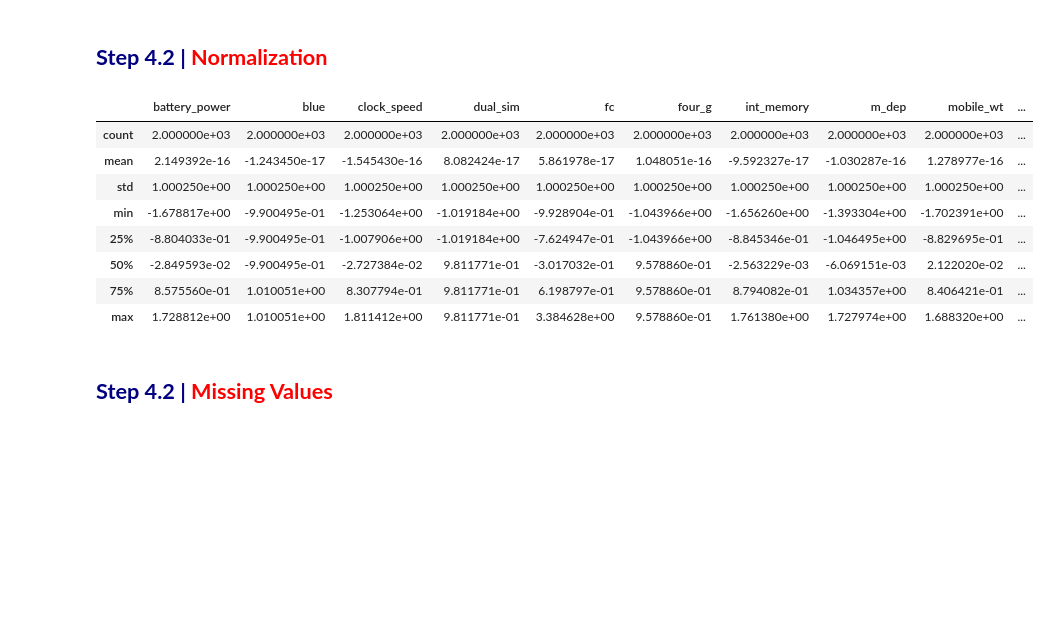
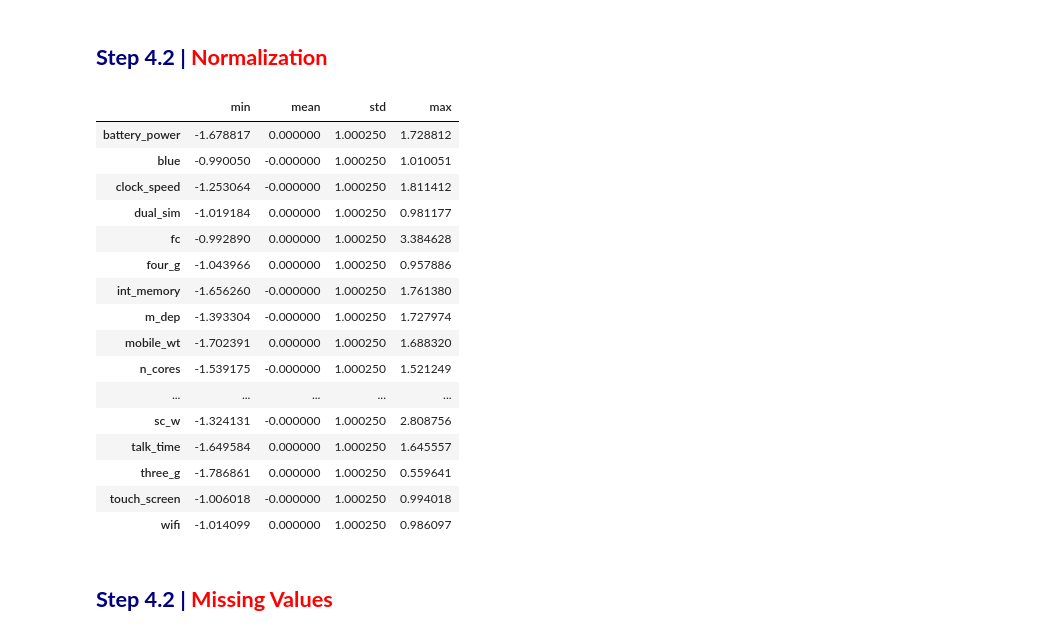
Before and after one commit to NimaPourmoradi/MobilePrice1, a Jupyter notebook: Classification2.ipynb, the cells around one changed output. Cells and saved outputs as stored; diff of their text form; code cells hidden in the pictures; blank space fills up the shorter version.

```diff
--- a/Classification2.ipynb
+++ b/Classification2.ipynb
@@ -471,17 +466,25 @@ Norm_test = scaler.transform(Test)
 X_train_full = pd.DataFrame(Norm_train, columns=columns)
 X_test = pd.DataFrame(Norm_test, columns=columns)
 # %%
-X_train_full.describe()
+X_train_full.describe().loc[['min', 'mean', 'std', 'max']].T.style.background_gradient(axis=1)
 # %% [output]
-|  | battery_power | blue | clock_speed | dual_sim | fc | four_g | int_memory | m_dep | mobile_wt | ... |
-| count | 2.000000e+03 | 2.000000e+03 | 2.000000e+03 | 2.000000e+03 | 2.000000e+03 | 2.000000e+03 | 2.000000e+03 | 2.000000e+03 | 2.000000e+03 | ... |
-| mean | 2.149392e-16 | -1.243450e-17 | -1.545430e-16 | 8.082424e-17 | 5.861978e-17 | 1.048051e-16 | -9.592327e-17 | -1.030287e-16 | 1.278977e-16 | ... |
-| std | 1.000250e+00 | 1.000250e+00 | 1.000250e+00 | 1.000250e+00 | 1.000250e+00 | 1.000250e+00 | 1.000250e+00 | 1.000250e+00 | 1.000250e+00 | ... |
-| min | -1.678817e+00 | -9.900495e-01 | -1.253064e+00 | -1.019184e+00 | -9.928904e-01 | -1.043966e+00 | -1.656260e+00 | -1.393304e+00 | -1.702391e+00 | ... |
-| 25% | -8.804033e-01 | -9.900495e-01 | -1.007906e+00 | -1.019184e+00 | -7.624947e-01 | -1.043966e+00 | -8.845346e-01 | -1.046495e+00 | -8.829695e-01 | ... |
-| 50% | -2.849593e-02 | -9.900495e-01 | -2.727384e-02 | 9.811771e-01 | -3.017032e-01 | 9.578860e-01 | -2.563229e-03 | -6.069151e-03 | 2.122020e-02 | ... |
-| 75% | 8.575560e-01 | 1.010051e+00 | 8.307794e-01 | 9.811771e-01 | 6.198797e-01 | 9.578860e-01 | 8.794082e-01 | 1.034357e+00 | 8.406421e-01 | ... |
-| max | 1.728812e+00 | 1.010051e+00 | 1.811412e+00 | 9.811771e-01 | 3.384628e+00 | 9.578860e-01 | 1.761380e+00 | 1.727974e+00 | 1.688320e+00 | ... |
+|  | min | mean | std | max |
+| battery_power | -1.678817 | 0.000000 | 1.000250 | 1.728812 |
+| blue | -0.990050 | -0.000000 | 1.000250 | 1.010051 |
+| clock_speed | -1.253064 | -0.000000 | 1.000250 | 1.811412 |
+| dual_sim | -1.019184 | 0.000000 | 1.000250 | 0.981177 |
+| fc | -0.992890 | 0.000000 | 1.000250 | 3.384628 |
+| four_g | -1.043966 | 0.000000 | 1.000250 | 0.957886 |
+| int_memory | -1.656260 | -0.000000 | 1.000250 | 1.761380 |
+| m_dep | -1.393304 | -0.000000 | 1.000250 | 1.727974 |
+| mobile_wt | -1.702391 | 0.000000 | 1.000250 | 1.688320 |
+| n_cores | -1.539175 | -0.000000 | 1.000250 | 1.521249 |
+| ... | ... | ... | ... | ... |
+| sc_w | -1.324131 | -0.000000 | 1.000250 | 2.808756 |
+| talk_time | -1.649584 | 0.000000 | 1.000250 | 1.645557 |
+| three_g | -1.786861 | 0.000000 | 1.000250 | 0.559641 |
+| touch_screen | -1.006018 | -0.000000 | 1.000250 | 0.994018 |
+| wifi | -1.014099 | 0.000000 | 1.000250 | 0.986097 |
 # %% [markdown]
 <a id="missing"></a>
 ## <b><span style="color:navy">Step 4.2 | </span><span style="color:red">Missing Values</span></b>
```
Also changed, not shown: parts of 15 cells of this notebook.
